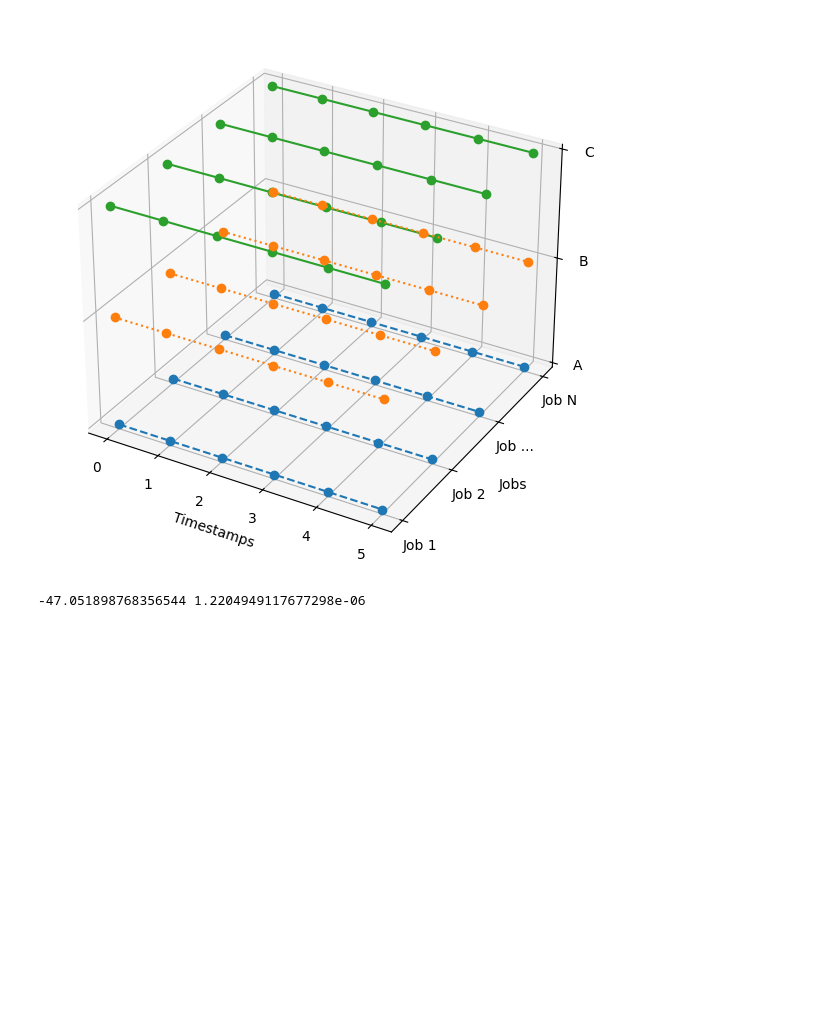
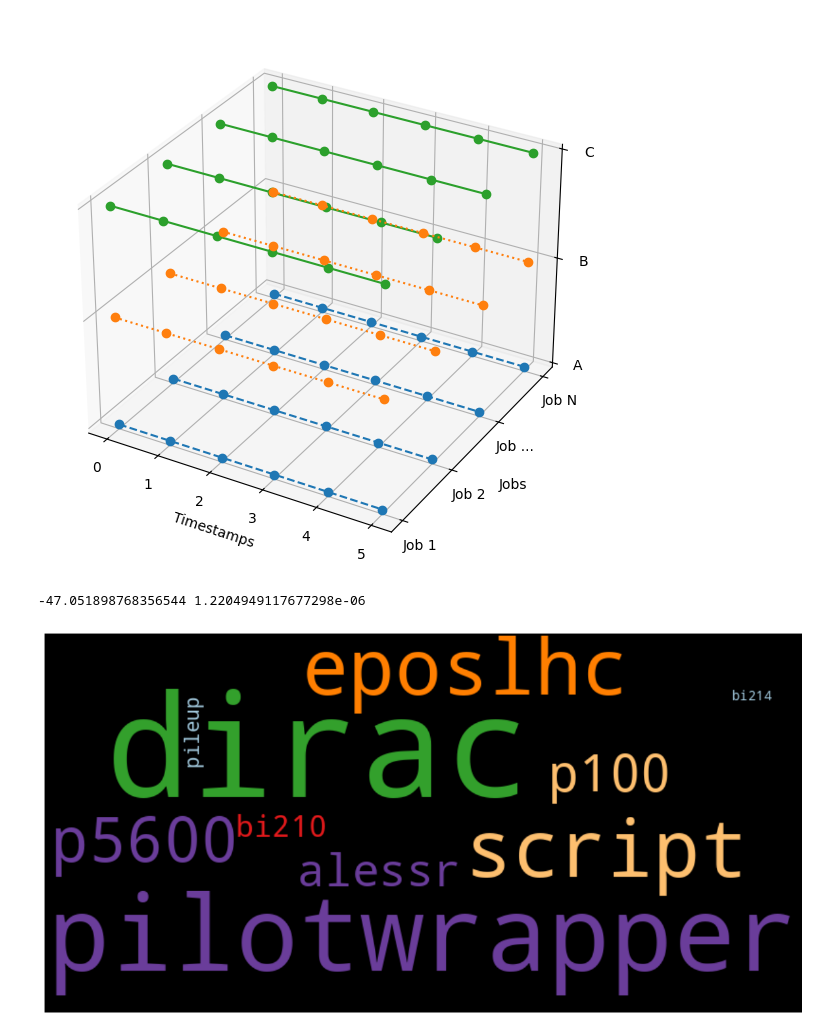
Before and after one commit to alessioarcara/JobFailurePrediction-CNAF, a Jupyter notebook: tesi/plots.ipynb, the cells around one changed output. Cells and saved outputs as stored; diff of their text form; code cells hidden in the pictures; blank space fills up the shorter version.

```diff
--- a/tesi/plots.ipynb
+++ b/tesi/plots.ipynb
@@ -96,3 +96,36 @@ t_value, p_value = stats.ttest_rel(dummy_scores, xgboost_scores)
 print(t_value, p_value)
 # %% [output]
 -47.051898768356544 1.2204949117677298e-06
+# %%
+from wordcloud import WordCloud
+import matplotlib.pyplot as plt
+from PIL import Image
+import numpy as np
+
+word_freqs = {
+    'dirac': 142868,
+    'pilotwrapper': 142868,
+    'script': 72209,
+    'eposlhc': 70736,
+    'p5600': 42766,
+    'p100': 27823,
+    'alessr': 21568,
+    'bi210': 7544,
+    'pileup': 2522,
+    'bi214': 754
+}
+
+wc = WordCloud(width=800,
+               height=400,
+               background_color="black",
+               colormap="Paired",
+               max_font_size=150)
+
+wc.generate_from_frequencies(frequencies=word_freqs)
+
+plt.figure(figsize=(15,8))
+plt.imshow(wc, interpolation="bilinear")
+plt.axis("off")
+plt.show()
+# %% [output]
+[figure, added]
```
Also changed, not shown: 10 other files.
